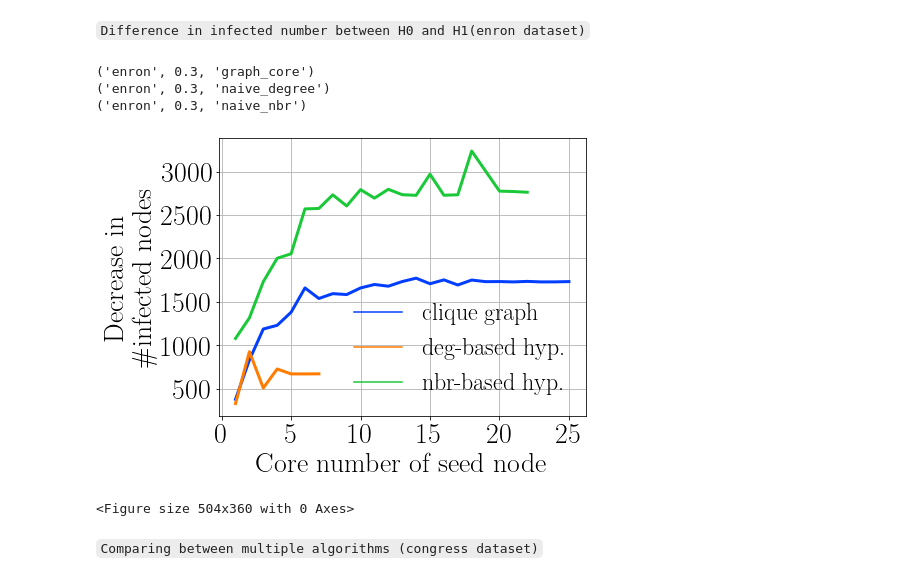
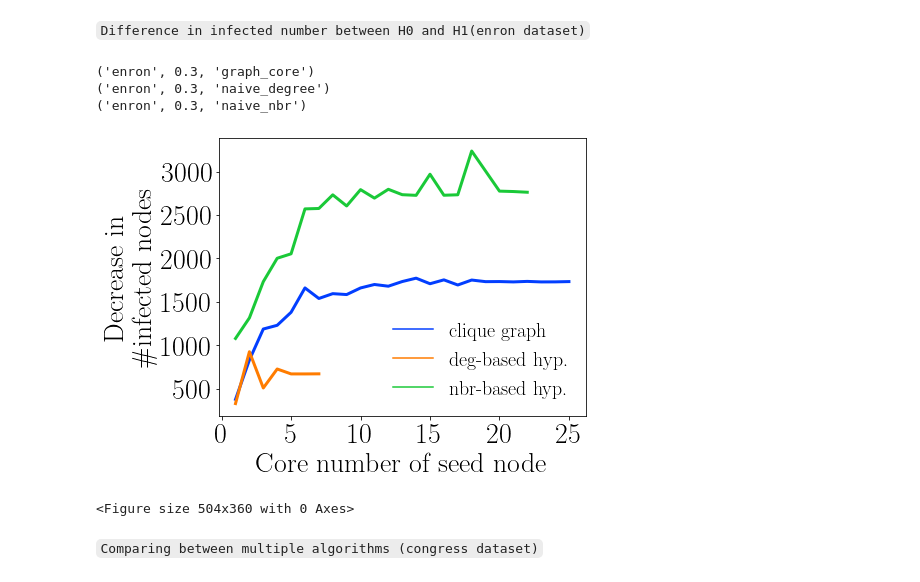
Before and after one commit to bishwamittra/scripts_hg-core-decomposition, a Jupyter notebook: read_output(naheed).ipynb, the cells around one changed output. Saved outputs shown, nothing was run; the diff lists cells and outputs as text; code cells hidden in the pictures.

Commit message:
updated scripts for figure

```diff
--- a/read_output(naheed).ipynb
+++ b/read_output(naheed).ipynb
@@ -2022,7 +2022,7 @@ plt.rcParams["font.family"] = "serif"
 plt.rcParams['text.usetex'] = True
 
 
-fontsize = 18
+fontsize = 28
 labelsize = 12
 
 
@@ -2031,7 +2031,7 @@ labelsize = 12
 # sns.set_style("whitegrid", {'axes.grid' : True})
 plt.rcParams['figure.figsize'] = (7, 4)
 lw = 3
-save = False
+save = True
 output_folder = 'results_final/'
 topk = 5
 
@@ -2073,16 +2073,17 @@ for key, item in df[df['intervention_results'].notnull()].groupby(group_list, as
     meandf = result_df.groupby(['hypergraph', 'core number']).mean().reset_index()
     # print(meandf.head(n = 10))
     # print(meandf)
-    sns.lineplot(x = 'core number', y = 'infected', hue = 'hypergraph', palette='colorblind', data=meandf)
+    sns.lineplot(x = 'core number', y = 'infected', hue = 'hypergraph', lw=3, palette='colorblind', data=meandf)
     # sns.lineplot(x = 'core number', y = 'infected', hue = 'hypergraph id', palette='colorblind', ci='sd', err_style='bars', data=result_df)
     # sns.lineplot(x = 'core number', y = 'infected', hue = 'hypergraph id', palette='colorblind',  data=result_df)
 
-    plt.xlabel('Core number', fontsize=fontsize)
-    plt.ylabel("Num. of infected", fontsize=fontsize)
+    plt.xlabel('Core number of seed node', fontsize=fontsize)
+    plt.ylabel("\#infected nodes", fontsize=fontsize)
     # plt.yscale("log")
     plt.xticks(fontsize=fontsize)
     plt.yticks(fontsize=fontsize)
-    plt.title(goodname_algo[key[2]], fontsize=fontsize)
+    # plt.title(goodname_algo[key[2]], fontsize=fontsize)
+    plt.legend(loc='best', fontsize=18, ncol=2, frameon=False)
     plt.tight_layout()
     filename = (" ".join(map(str, key)) + " propagation").replace(" ", "_").replace(".", "")
     if(save):
@@ -2161,36 +2156,36 @@ for key, item in df[df['intervention_results'].notnull()].groupby(group_list, as
 
     merged_df.drop(['infected_x', 'infected_y', 'hypergraph_x', 'hypergraph_y'], axis=1, inplace=True)
 
     # print(merged_df)
 
     if(df_plot is None):
         df_plot = merged_df.copy()
     else:
         df_plot = df_plot.append(merged_df,ignore_index=True)
 
 # print(df_plot)
 sns.lineplot(x = 'core number', y = 'infected difference', lw=3, hue='Decomposition', palette='bright', data=df_plot)
 plt.xlabel('Core number of seed node', fontsize=fontsize)
 plt.ylabel("Decrease in \n\#infected nodes", fontsize=fontsize)
 plt.xticks(fontsize=fontsize)
 plt.yticks(fontsize=fontsize)
-plt.grid()
+# plt.grid()
 plt.tight_layout()
-plt.legend(loc="best", fontsize=24, frameon=False)
+plt.legend(loc="best", fontsize=fontsize-8, frameon=False)
 filename = key[0] + "_diff_btn_H0_and_H1"
 if(save):
     plt.savefig("data/output/fig/" + filename + ".pdf")
     plt.show()
 else:
     print(filename)
     plt.show()
     # break
 plt.clf()
 # %% [output]
 ('enron', 0.3, 'graph_core')
 ('enron', 0.3, 'naive_degree')
 ('enron', 0.3, 'naive_nbr')
-[figure, old version]
+[figure, new version]
 <Figure size 504x360 with 0 Axes>
 # %% [markdown]
 ``Comparing between multiple algorithms (congress dataset)``
```
Also changed, not shown: parts of 5 cells of this notebook.
